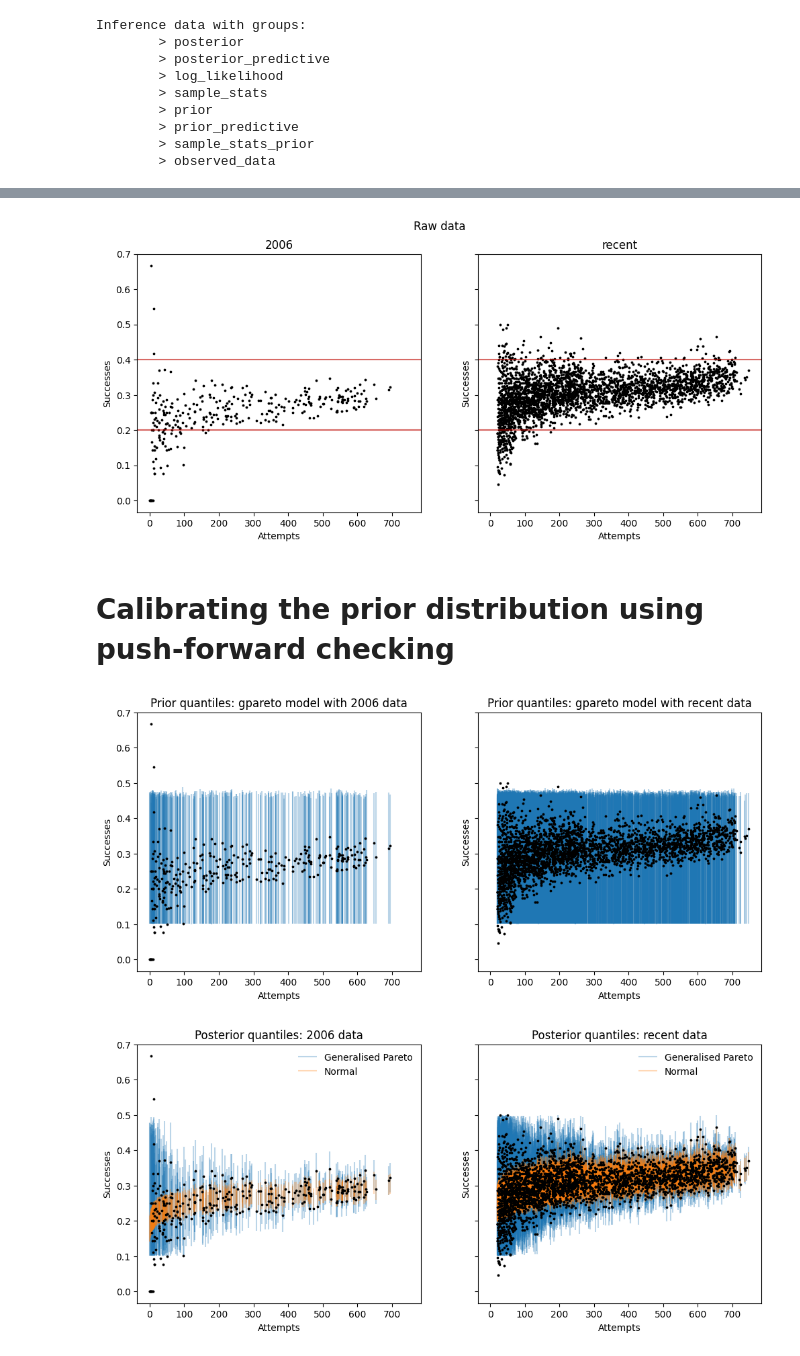
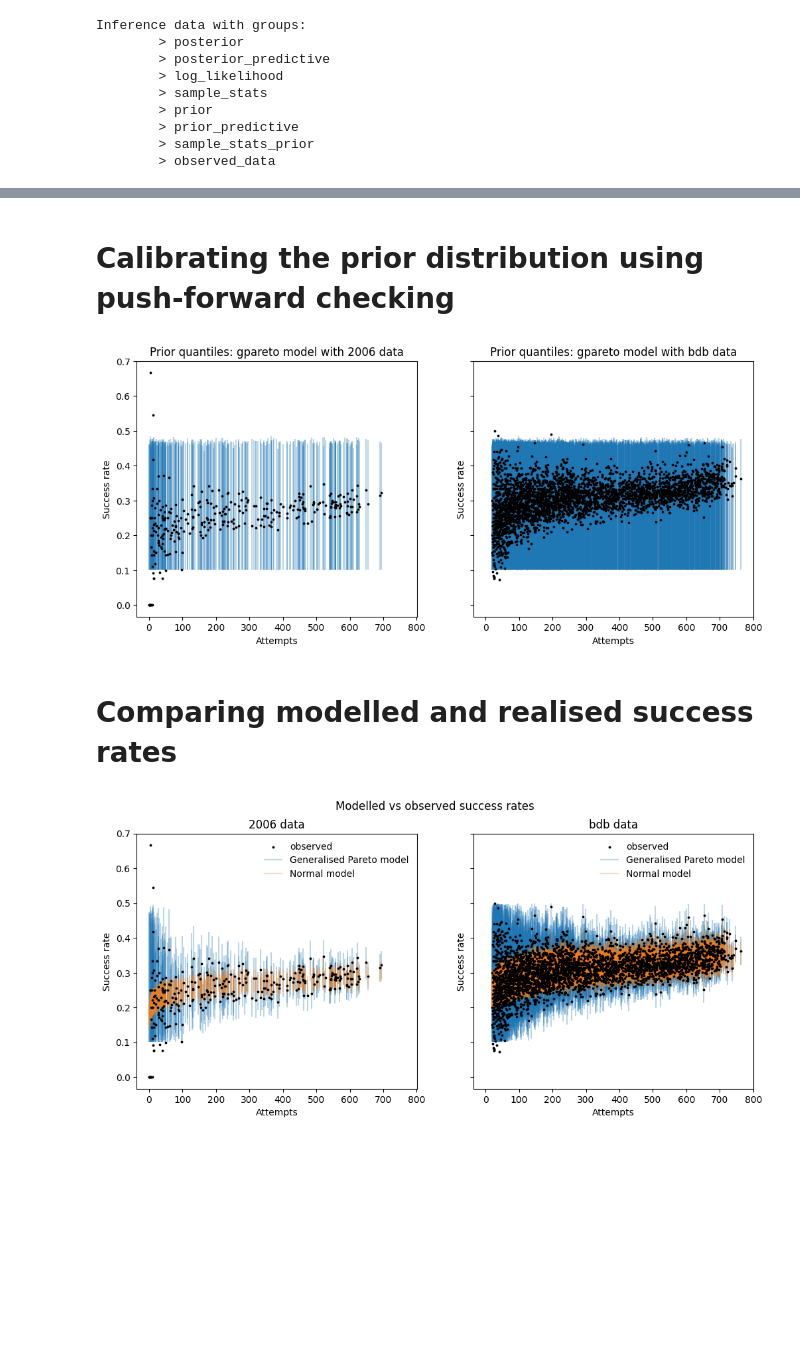
Before and after one commit to teddygroves/bibat, a Jupyter notebook: bibat/examples/baseball/investigate.ipynb, the cells around one changed output, grey strips where cells are left out. Saved outputs shown, nothing was run; the diff lists cells and outputs as text; code cells hidden in the pictures; blank space fills up the shorter version.

```diff
--- a/bibat/examples/baseball/investigate.ipynb
+++ b/bibat/examples/baseball/investigate.ipynb
@@ -28,0 +52,16 @@ plt.style.use(ARVIZ_STYLE)
+# %%
+def plot_raw_data(ax: plt.Axes, ppd: PreparedData) -> plt.Axes:
+    """Plot raw data on an axis."""
+    m = ppd.measurements
+    scatter = ax.scatter(m["n_attempt"], m["n_success"] / m["n_attempt"], s=3, color="black", label="observed")
+    ax.set(xlabel="Attempts", ylabel="Success rate")
+    return ax
+
+f, axes = plt.subplots(1, 2, figsize=[12, 5], sharey=True, sharex=True)
+for ax, ppd in zip(axes, data.values()):
+    ax = plot_raw_data(ax, ppd)
+    for y in [0.2, 0.4]:
+        ax.axhline(y, alpha=0.6)
+    ax.set_title(ppd.name)
+f.suptitle("Raw data")
+f.savefig("plots/raw_data.png", bbox_inches="tight")
@@ -116,21 +136,3 @@ I added some lines at 0.2 and 0.4 to illustrate that the recent dataset seems to
-# %%
-def plot_raw_data(ax: plt.Axes, ppd: PreparedData) -> plt.Axes:
-    """Plot raw data on an axis."""
-    m = ppd.measurements
-    scatter = ax.scatter(m["n_attempt"], m["n_success"] / m["n_attempt"], s=3, color="black")
-    ax.set(xlabel="Attempts", ylabel="Successes")
-    return ax
-
-f, axes = plt.subplots(1, 2, figsize=[12, 5], sharey=True, sharex=True)
-for ax, ppd in zip(axes, data.values()):
-    ax = plot_raw_data(ax, ppd)
-    for y in [0.2, 0.4]:
-        ax.axhline(y, alpha=0.6)
-    ax.set_title(ppd.name)
-f.suptitle("Raw data")
-f.savefig("plots/raw_data.png", bbox_inches="tight")
-# %% [output]
-[figure, old version]
 # %% [markdown]
 # Calibrating the prior distribution using push-forward checking
 # %%
@@ -156,22 +158,25 @@ def plot_quantiles(
 
 f, axes = plt.subplots(1, 2, figsize=[12, 5], sharex=True, sharey=True)
 
-for ax, ppd, idata in zip(axes, data.values(), [idatas["gpareto2006"], idatas["gparetorecent"]]):
+for ax, ppd, idata in zip(axes, data.values(), [idatas["gpareto2006"], idatas["gparetobdb"]]):
     ax = plot_raw_data(ax, ppd)
     ax = plot_quantiles(ax, idata.prior, ppd.measurements)
     ax.set_title(f"Prior quantiles: gpareto model with {ppd.name} data")
 f.savefig("plots/prior_quantiles_gpareto.png")
 # %% [output]
-[figure, old version]
+[figure, new version]
+# %% [markdown]
+# Comparing modelled and realised success rates
 # %%
 f, axes = plt.subplots(1, 2, figsize=[12, 5], sharex=True, sharey=True)
 
-for ax, ppd, idata_gp, idata_n in zip(axes, data.values(), [idatas["gpareto2006"], idatas["gparetorecent"]], [idatas["normal2006"], idatas["normalrecent"]]):
+for ax, ppd, idata_gp, idata_n in zip(axes, data.values(), [idatas["gpareto2006"], idatas["gparetobdb"]], [idatas["normal2006"], idatas["normalbdb"]]):
     ax = plot_raw_data(ax, ppd)
-    ax = plot_quantiles(ax, idata_gp.posterior, ppd.measurements, label="Generalised Pareto")
-    ax = plot_quantiles(ax, idata_n.posterior, ppd.measurements, color="tab:orange", label="Normal")
+    ax = plot_quantiles(ax, idata_gp.posterior, ppd.measurements, label="Generalised Pareto model")
+    ax = plot_quantiles(ax, idata_n.posterior, ppd.measurements, color="tab:orange", label="Normal model")
     leg = ax.legend(frameon=False)
-    ax.set_title(f"Posterior quantiles: {ppd.name} data")
+    ax.set_title(f"{ppd.name} data")
+f.suptitle("Modelled vs observed success rates")
 f.savefig("plots/posterior_quantiles.png")
 # %% [output]
-[figure, old version]
+[figure, new version]
```
Also changed, not shown: parts of 13 cells of this notebook, 21 other files.
